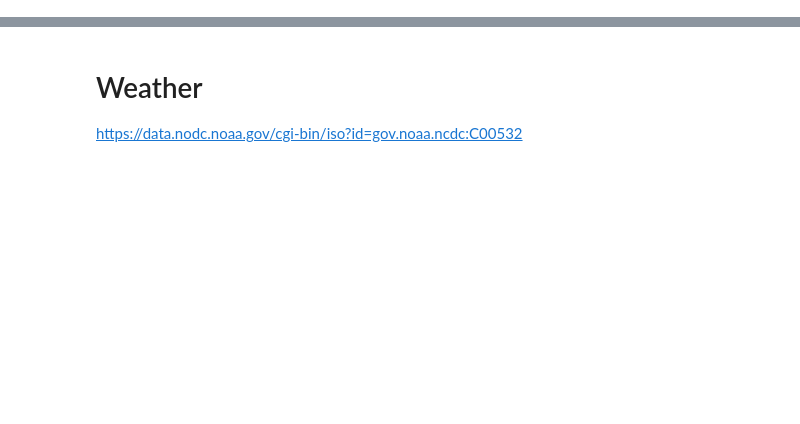
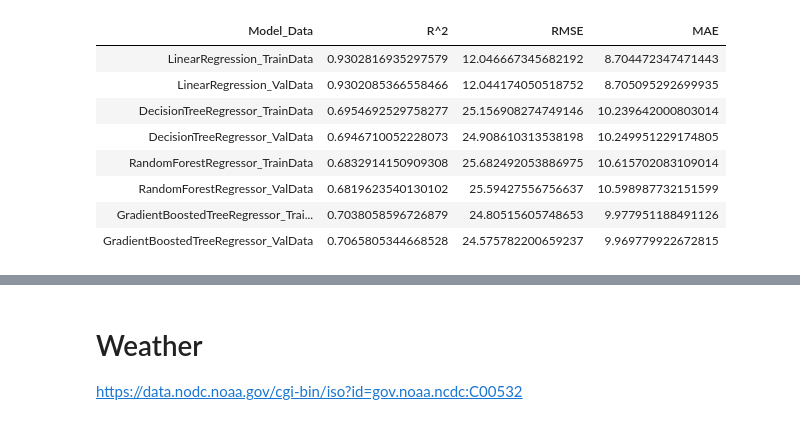
Before and after one commit to jayeshparikh/w261-project, a Jupyter notebook: AirlineDelaysWeather_WIP.ipynb, the cells around one changed output, grey strips where cells are left out. Cells and saved outputs as stored; diff of their text form; code cells hidden in the pictures; blank space fills up the shorter version.

```diff
--- a/AirlineDelaysWeather_WIP.ipynb
+++ b/AirlineDelaysWeather_WIP.ipynb
@@ -328,0 +338,3 @@ print("R Squared (R2) on val_data = %g" % lr_evaluator.evaluate(lr_predictions_t
+# %%
+rf = RandomForestRegressor(featuresCol="features", labelCol='ARR_DELAY')
+rf_model = rf.fit(train_df)
@@ -328,0 +347,15 @@ print("R Squared (R2) on val_data = %g" % lr_evaluator.evaluate(lr_predictions_t
+# %%
+# train_df evaluation metrics
+rf_predictions_train = rf_model.transform(train_df)
+rf_train_r2 = regression_evaluator_r2.evaluate(rf_predictions_train)
+rf_train_rmse = regression_evaluator_rmse.evaluate(rf_predictions_train)
+rf_train_mae = regression_evaluator_mae.evaluate(rf_predictions_train)
+regression_metrics_list.append(["RandomForestRegressor_TrainData", rf_train_r2, rf_train_rmse, rf_train_mae ])
+
+
+# val_df evaluation metrics
+rf_predictions_val = rf_model.transform(val_df)
+rf_val_r2 = regression_evaluator_r2.evaluate(rf_predictions_val)
+rf_val_rmse = regression_evaluator_rmse.evaluate(rf_predictions_val)
+rf_val_mae = regression_evaluator_mae.evaluate(rf_predictions_val)
+regression_metrics_list.append(["RandomForestRegressor_ValData", rf_val_r2, rf_val_rmse, rf_val_mae ])
@@ -328,0 +366,3 @@ print("R Squared (R2) on val_data = %g" % lr_evaluator.evaluate(lr_predictions_t
+# %%
+gbt = GBTRegressor(featuresCol="features", labelCol='ARR_DELAY')
+gbt_model = gbt.fit(train_df)
@@ -328,0 +375,15 @@ print("R Squared (R2) on val_data = %g" % lr_evaluator.evaluate(lr_predictions_t
+# %%
+# train_df evaluation metrics
+gbt_predictions_train = gbt_model.transform(train_df)
+gbt_train_r2 = regression_evaluator_r2.evaluate(gbt_predictions_train)
+gbt_train_rmse = regression_evaluator_rmse.evaluate(gbt_predictions_train)
+gbt_train_mae = regression_evaluator_mae.evaluate(gbt_predictions_train)
+regression_metrics_list.append(["GradientBoostedTreeRegressor_TrainData", gbt_train_r2, gbt_train_rmse, gbt_train_mae ])
+
+
+# val_df evaluation metrics
+gbt_predictions_val = gbt_model.transform(val_df)
+gbt_val_r2 = regression_evaluator_r2.evaluate(gbt_predictions_val)
+gbt_val_rmse = regression_evaluator_rmse.evaluate(gbt_predictions_val)
+gbt_val_mae = regression_evaluator_mae.evaluate(gbt_predictions_val)
+regression_metrics_list.append(["GradientBoostedTreeRegressor_ValData", gbt_val_r2, gbt_val_rmse, gbt_val_mae ])
@@ -328,0 +392,13 @@ print("R Squared (R2) on val_data = %g" % lr_evaluator.evaluate(lr_predictions_t
+# %%
+regression_metrics_df = pd.DataFrame(regression_metrics_list, columns = ['Model_Data' , 'R^2', 'RMSE', 'MAE'])
+display(regression_metrics_df)
+# %% [output]
+| Model_Data | R^2 | RMSE | MAE |
+| LinearRegression_TrainData | 0.9302816935297579 | 12.046667345682192 | 8.704472347471443 |
+| LinearRegression_ValData | 0.9302085366558466 | 12.044174050518752 | 8.705095292699935 |
+| DecisionTreeRegressor_TrainData | 0.6954692529758277 | 25.156908274749146 | 10.239642000803014 |
+| DecisionTreeRegressor_ValData | 0.6946710052228073 | 24.908610313538198 | 10.249951229174805 |
+| RandomForestRegressor_TrainData | 0.6832914150909308 | 25.682492053886975 | 10.615702083109014 |
+| RandomForestRegressor_ValData | 0.6819623540130102 | 25.59427556756637 | 10.598987732151599 |
+| GradientBoostedTreeRegressor_Trai... | 0.7038058596726879 | 24.80515605748653 | 9.977951188491126 |
+| GradientBoostedTreeRegressor_ValData | 0.7065805344668528 | 24.575782200659237 | 9.969779922672815 |
```
Also changed, not shown: parts of 73 cells of this notebook.
